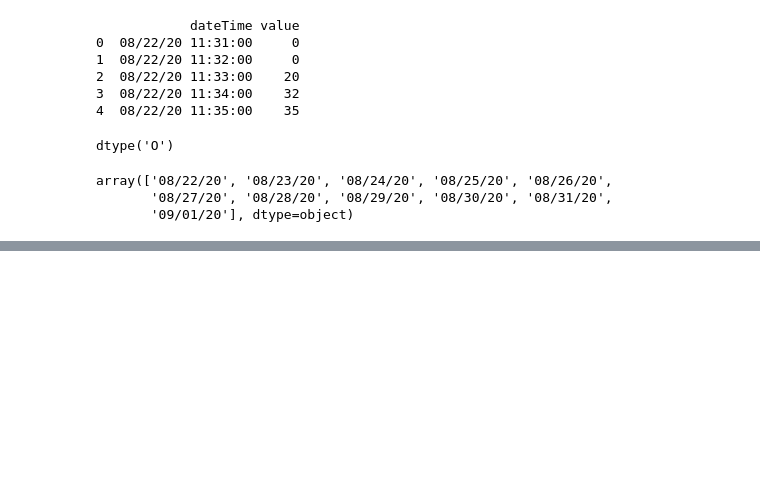
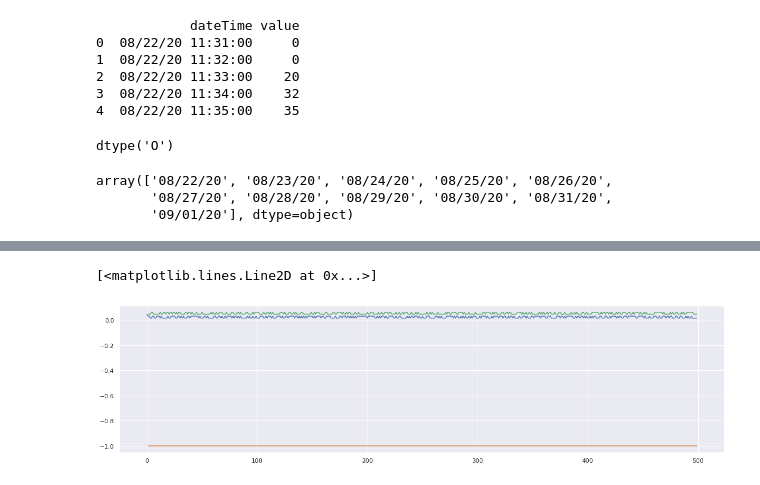
Before and after one commit to inamiotko/HAR_project, a Jupyter notebook: HAR_project.ipynb, the cells around one changed output, grey strips where cells are left out. Saved outputs shown, nothing was run; the diff lists cells and outputs as text; code cells hidden in the pictures; blank space fills up the shorter version.

```diff
--- a/HAR_project.ipynb
+++ b/HAR_project.ipynb
@@ -836,0 +844,3 @@ data
+# %%
+columns = ['date and time', 'X-axis','Y-axis', 'Z-axis']
+df1 = pd.read_csv('/content/xco', header=None, sep=',', names=columns)
@@ -836,0 +856,8 @@ data
+# %%
+plt.figure(figsize=(20,5))
+plt.plot(df1['X-axis'][:500])
+plt.plot(df1['Y-axis'][:500])
+plt.plot(df1['Z-axis'][:500])
+# %% [output]
+[<matplotlib.lines.Line2D at 0x...>]
+[figure, added]
```
Also changed, not shown: parts of 33 cells of this notebook.
